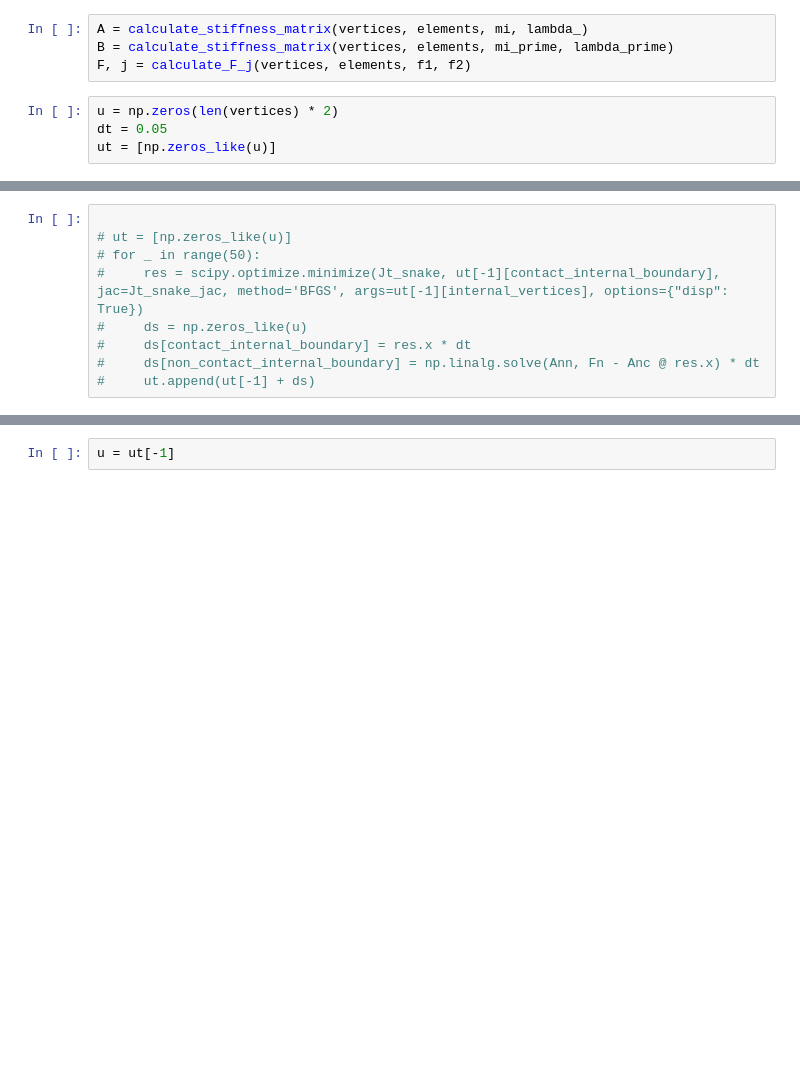
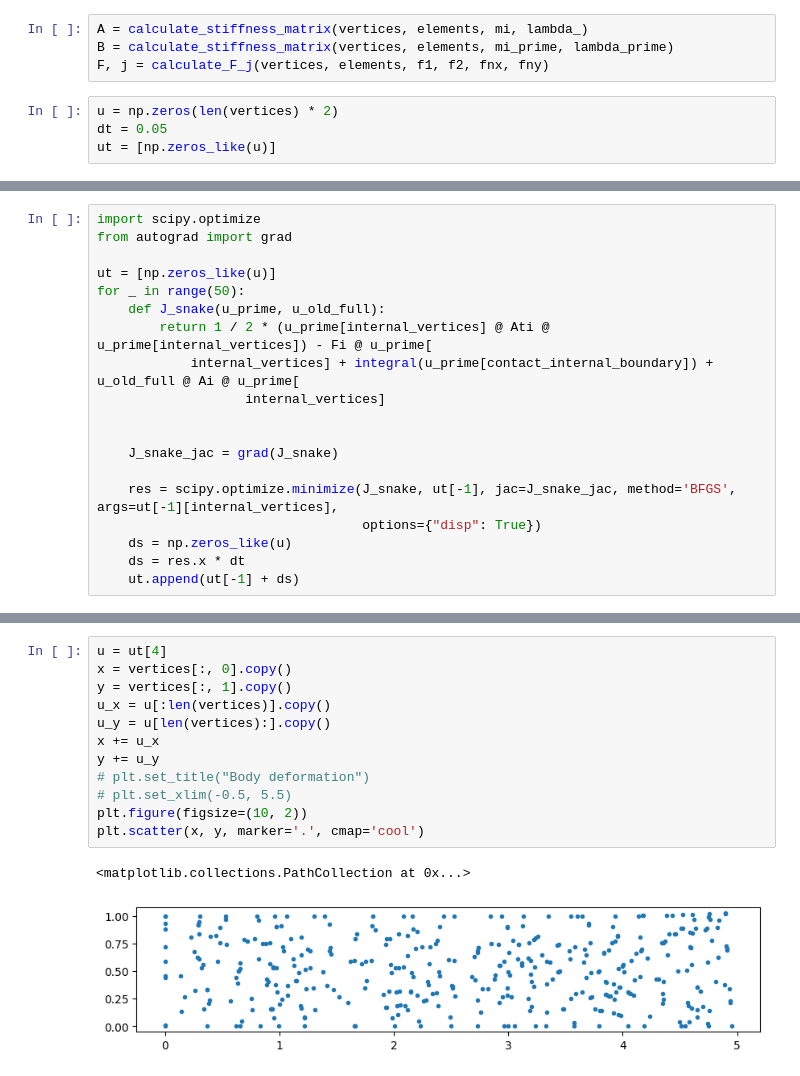
Before and after one commit to Kanciarzek/VEM, a Jupyter notebook: vem-mechanics.ipynb, the cells around one changed output, grey strips where cells are left out. Saved outputs shown, nothing was run; the diff lists cells and outputs as text; blank space fills up the shorter version.

```diff
--- a/vem-mechanics.ipynb
+++ b/vem-mechanics.ipynb
@@ -193,7 +324,7 @@ internal_vertices = np.where(internal_vertices)[0]
 # %%
 A = calculate_stiffness_matrix(vertices, elements, mi, lambda_)
 B = calculate_stiffness_matrix(vertices, elements, mi_prime, lambda_prime)
-F, j = calculate_F_j(vertices, elements, f1, f2)
+F, j = calculate_F_j(vertices, elements, f1, f2, fnx, fny)
 # %%
 u = np.zeros(len(vertices) * 2)
 dt = 0.05
@@ -359,10 +458,20 @@ Optimization terminated successfully.
 # %%
+import scipy.optimize
+from autograd import grad
 
-# ut = [np.zeros_like(u)]
-# for _ in range(50):
-#     res = scipy.optimize.minimize(Jt_snake, ut[-1][contact_internal_boundary], jac=Jt_snake_jac, method='BFGS', args=ut[-1][internal_vertices], options={"disp": True})
-#     ds = np.zeros_like(u)
-#     ds[contact_internal_boundary] = res.x * dt
-#     ds[non_contact_internal_boundary] = np.linalg.solve(Ann, Fn - Anc @ res.x) * dt
-#     ut.append(ut[-1] + ds)
+ut = [np.zeros_like(u)]
+for _ in range(50):
+    def J_snake(u_prime, u_old_full):
+        return 1 / 2 * (u_prime[internal_vertices] @ Ati @ u_prime[internal_vertices]) - Fi @ u_prime[
+            internal_vertices] + integral(u_prime[contact_internal_boundary]) + u_old_full @ Ai @ u_prime[
+                   internal_vertices]
+
+
+    J_snake_jac = grad(J_snake)
+
+    res = scipy.optimize.minimize(J_snake, ut[-1], jac=J_snake_jac, method='BFGS', args=ut[-1][internal_vertices],
+                                  options={"disp": True})
+    ds = np.zeros_like(u)
+    ds = res.x * dt
+    ut.append(ut[-1] + ds)
 # %% [output]
@@ -386,2 +494,15 @@ Optimization terminated successfully.
-# %%
-u = ut[-1]
+# %%
+u = ut[4]
+x = vertices[:, 0].copy()
+y = vertices[:, 1].copy()
+u_x = u[:len(vertices)].copy()
+u_y = u[len(vertices):].copy()
+x += u_x
+y += u_y
+# plt.set_title("Body deformation")
+# plt.set_xlim(-0.5, 5.5)
+plt.figure(figsize=(10, 2))
+plt.scatter(x, y, marker='.', cmap='cool')
+# %% [output]
+<matplotlib.collections.PathCollection at 0x...>
+[figure, added]
```
Also changed, not shown: parts of 25 cells of this notebook, 2 other files.
